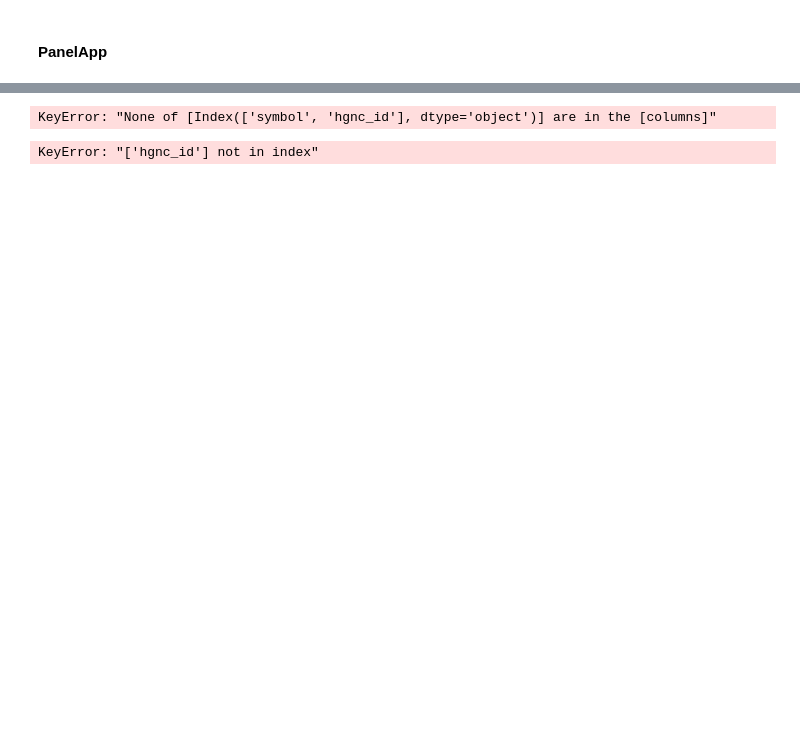
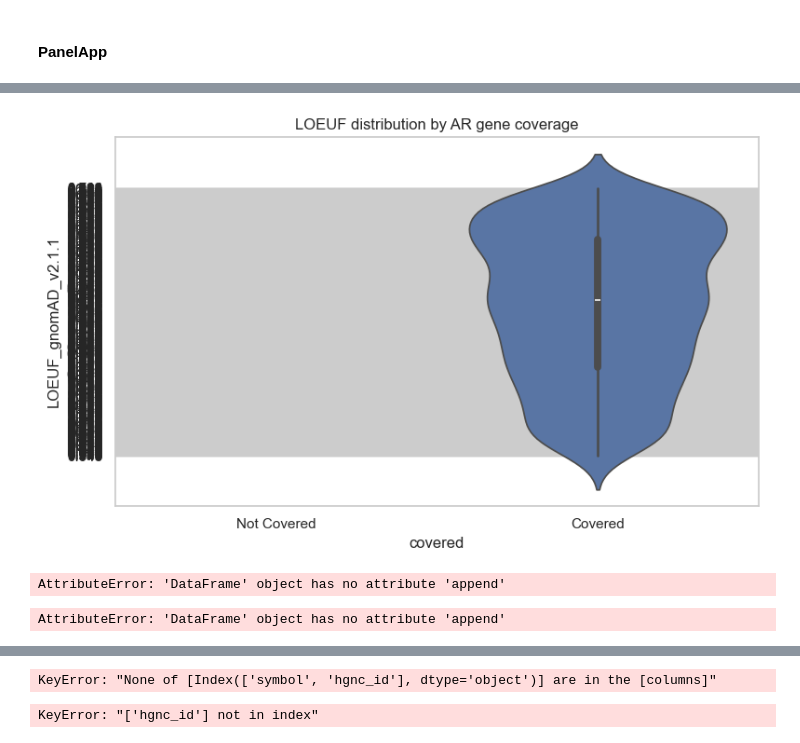
Before and after one commit to ysut/nar-gab_subanalysis, a Jupyter notebook: comaprison_rec.ipynb, the cells around one changed output, grey strips where cells are left out. Cells and saved outputs as stored; diff of their text form; code cells hidden in the pictures; blank space fills up the shorter version.

```diff
--- a/comaprison_rec.ipynb
+++ b/comaprison_rec.ipynb
@@ -46,0 +127,21 @@ hgnc_df.head()
+# %%
+my_genes = pd.read_csv("eLoF_genes.tsv", sep="\t", dtype=str)
+my_genes = my_genes.drop_duplicates(subset="HGNC_ID")
+gencc_ar = gencc_ar_df.drop_duplicates(subset="HGNC_ID")
+gencc_ad = gencc_ad_df.drop_duplicates(subset="HGNC_ID")
+
+# merge the three DataFrames on HGNC_ID
+merged = gencc_ar.merge(my_genes, on="HGNC_ID", how="left", indicator=True)
+merged_ad = gencc_ad.merge(my_genes, on="HGNC_ID", how="left", indicator=True)
+# %%
+merged["covered"] = merged["_merge"].map({
+    "both": "Covered",
+    "left_only": "Not Covered",
+    "right_only": "Not Applicable"  # 念のため。出現しないはず。
+})
+
+merged_ad["covered"] = merged_ad["_merge"].map({
+    "both": "Covered",
+    "left_only": "Not Covered",
+    "right_only": "Not Applicable"  # 念のため。出現しないはず。
+})
@@ -46,0 +268,51 @@ hgnc_df.head()
+# %%
+import seaborn as sns
+import matplotlib.pyplot as plt
+
+plt.figure(figsize=(8, 5))
+sns.violinplot(data=merged, x="covered", y="LOEUF_gnomAD_v2.1.1", inner="box")
+plt.title("LOEUF distribution by AR gene coverage")
+plt.tight_layout()
+plt.show()
+# %% [output]
+[figure, added]
+# %%
+import seaborn as sns
+import pandas as pd
+
+df_violin = pd.DataFrame({
+    "coverage": matches,
+    "type": ["Random"] * len(matches)
+}).append({
+    "coverage": covered_count,
+    "type": "Observed"
+}, ignore_index=True)
+
+plt.figure(figsize=(6, 5))
+sns.violinplot(data=df_violin, x="type", y="coverage", inner="box", palette=["lightgray", "red"])
+plt.title("AR Gene Coverage Distribution")
+plt.ylabel("Number of AR Genes Covered")
+plt.tight_layout()
+plt.show()
+# %% [output]
+AttributeError: 'DataFrame' object has no attribute 'append'
+# %%
+import seaborn as sns
+import pandas as pd
+
+df_violin = pd.DataFrame({
+    "coverage": matches,
+    "type": ["Random"] * len(matches)
+}).append({
+    "coverage": covered_count,
+    "type": "Observed"
+}, ignore_index=True)
+
+plt.figure(figsize=(6, 5))
+sns.violinplot(data=df_violin, x="type", y="coverage", inner="box", palette=["lightgray", "red"])
+plt.title("AR Gene Coverage Distribution")
+plt.ylabel("Number of AR Genes Covered")
+plt.tight_layout()
+plt.show()
+# %% [output]
+AttributeError: 'DataFrame' object has no attribute 'append'
```
Also changed, not shown: parts of 17 cells of this notebook.
